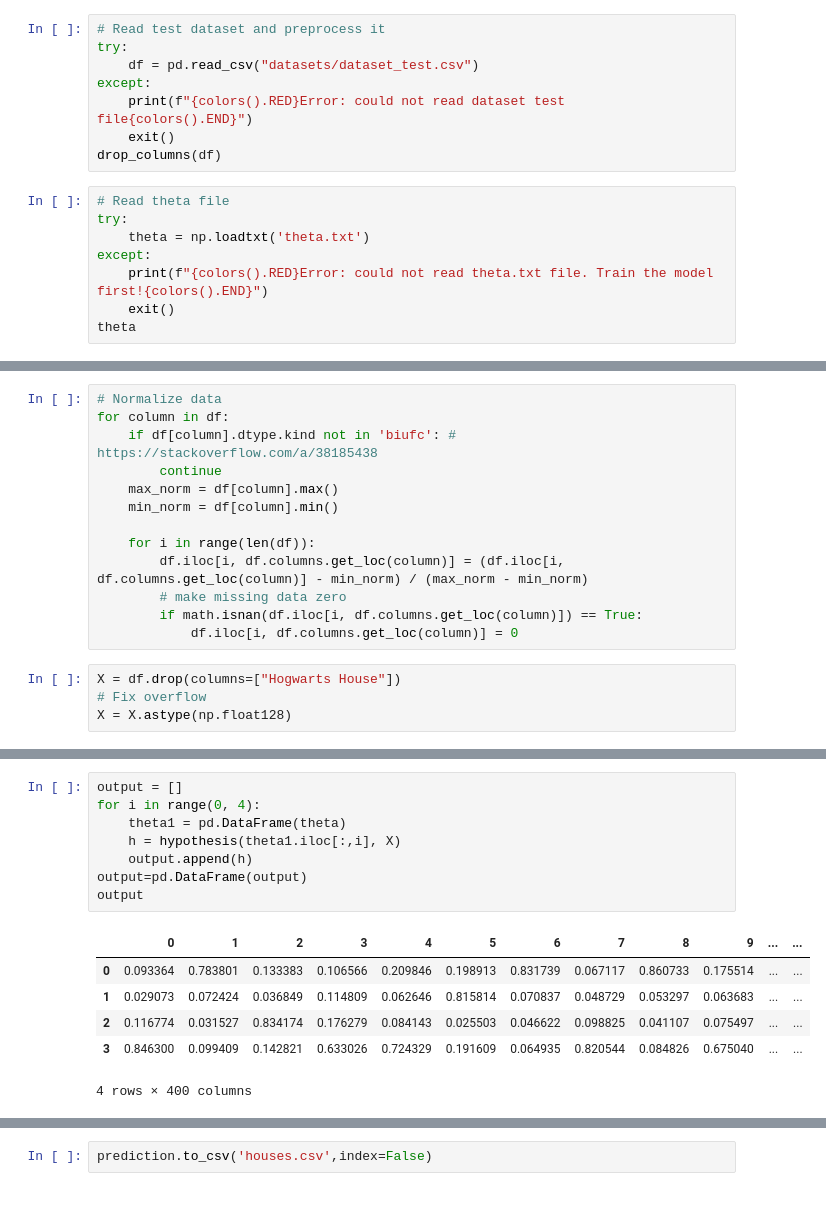
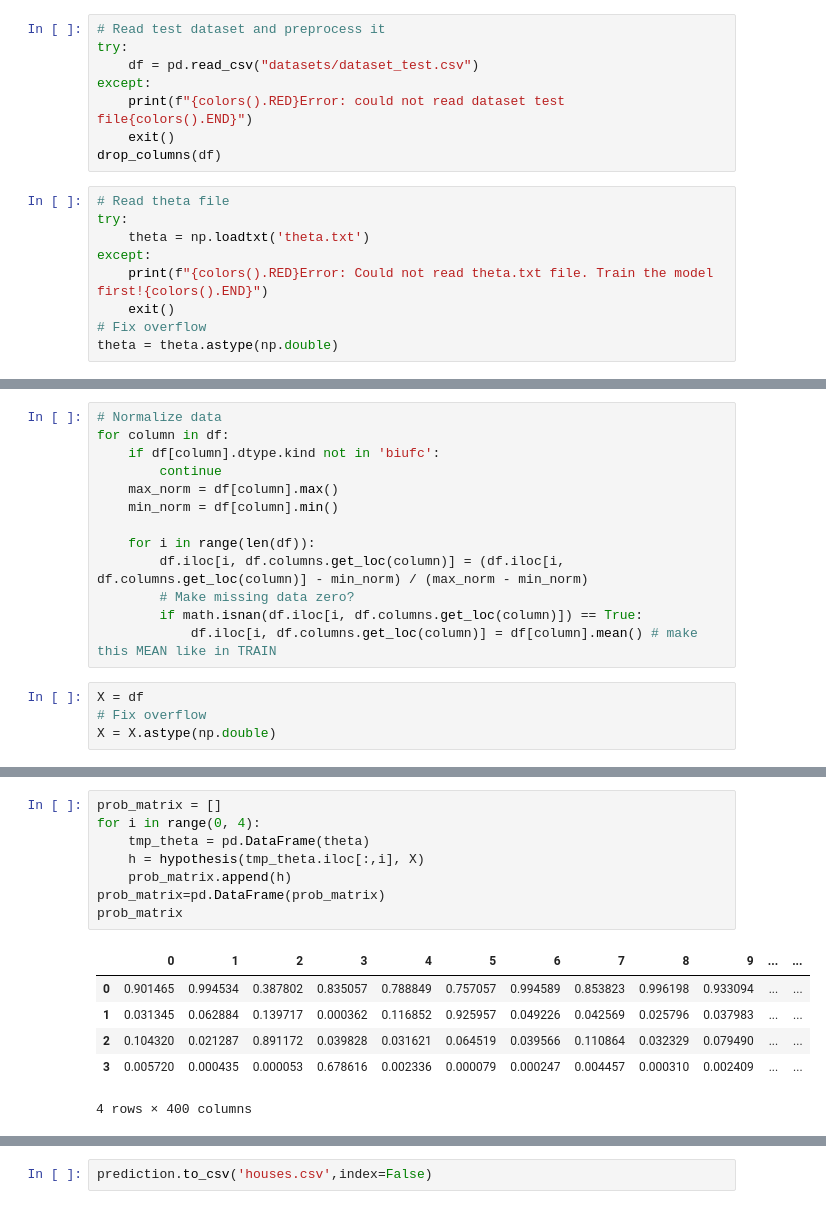
Before and after one commit to raweber42/dslr, a Jupyter notebook: logreg_predict.ipynb, the cells around one changed output, grey strips where cells are left out. Cells and saved outputs as stored; diff of their text form.

Commit message:
Add new compare program, prettify, still error with overflow

```diff
--- a/logreg_predict.ipynb
+++ b/logreg_predict.ipynb
@@ -31,6 +30,7 @@ drop_columns(df)
 try:
     theta = np.loadtxt('theta.txt')
 except:
-    print(f"{colors().RED}Error: could not read theta.txt file. Train the model first!{colors().END}")
+    print(f"{colors().RED}Error: Could not read theta.txt file. Train the model first!{colors().END}")
     exit()
-theta
+# Fix overflow
+theta = theta.astype(np.double)
@@ -52,20 +37,20 @@ array([[-1.98564205,  0.35971699,  0.07560657, -0.65372273],
 # %%
 # Normalize data
 for column in df:
-    if df[column].dtype.kind not in 'biufc': # https://stackoverflow.com/a/38185438
+    if df[column].dtype.kind not in 'biufc':
         continue
     max_norm = df[column].max()
     min_norm = df[column].min()
 
     for i in range(len(df)):
         df.iloc[i, df.columns.get_loc(column)] = (df.iloc[i, df.columns.get_loc(column)] - min_norm) / (max_norm - min_norm)
-        # make missing data zero
+        # Make missing data zero?
         if math.isnan(df.iloc[i, df.columns.get_loc(column)]) == True:
-            df.iloc[i, df.columns.get_loc(column)] = 0
+            df.iloc[i, df.columns.get_loc(column)] = df[column].mean() # make this MEAN like in TRAIN
 # %%
-X = df.drop(columns=["Hogwarts House"])
+X = df
 # Fix overflow
-X = X.astype(np.float128)
+X = X.astype(np.double)
 # %%
 X = pd.concat([pd.Series(1, index=X.index, name='bias'), X], axis=1)
 X
@@ -124,17 +92,17 @@ array([0.84629988, 0.0994094 , 0.14282055, 0.63302619, 0.72432855,
 # %%
-output = []
+prob_matrix = []
 for i in range(0, 4):
-    theta1 = pd.DataFrame(theta)
-    h = hypothesis(theta1.iloc[:,i], X)
-    output.append(h)
-output=pd.DataFrame(output)
-output
+    tmp_theta = pd.DataFrame(theta)
+    h = hypothesis(tmp_theta.iloc[:,i], X)
+    prob_matrix.append(h)
+prob_matrix=pd.DataFrame(prob_matrix)
+prob_matrix
 # %% [output]
 |  | 0 | 1 | 2 | 3 | 4 | 5 | 6 | 7 | 8 | 9 | ... | ... |
-| 0 | 0.093364 | 0.783801 | 0.133383 | 0.106566 | 0.209846 | 0.198913 | 0.831739 | 0.067117 | 0.860733 | 0.175514 | ... | ... |
-| 1 | 0.029073 | 0.072424 | 0.036849 | 0.114809 | 0.062646 | 0.815814 | 0.070837 | 0.048729 | 0.053297 | 0.063683 | ... | ... |
-| 2 | 0.116774 | 0.031527 | 0.834174 | 0.176279 | 0.084143 | 0.025503 | 0.046622 | 0.098825 | 0.041107 | 0.075497 | ... | ... |
-| 3 | 0.846300 | 0.099409 | 0.142821 | 0.633026 | 0.724329 | 0.191609 | 0.064935 | 0.820544 | 0.084826 | 0.675040 | ... | ... |
+| 0 | 0.901465 | 0.994534 | 0.387802 | 0.835057 | 0.788849 | 0.757057 | 0.994589 | 0.853823 | 0.996198 | 0.933094 | ... | ... |
+| 1 | 0.031345 | 0.062884 | 0.139717 | 0.000362 | 0.116852 | 0.925957 | 0.049226 | 0.042569 | 0.025796 | 0.037983 | ... | ... |
+| 2 | 0.104320 | 0.021287 | 0.891172 | 0.039828 | 0.031621 | 0.064519 | 0.039566 | 0.110864 | 0.032329 | 0.079490 | ... | ... |
+| 3 | 0.005720 | 0.000435 | 0.000053 | 0.678616 | 0.002336 | 0.000079 | 0.000247 | 0.004457 | 0.000310 | 0.002409 | ... | ... |
 4 rows × 400 columns
 # %%
 prediction_array = []
```
Also changed, not shown: parts of 11 cells of this notebook, 2 other files.
